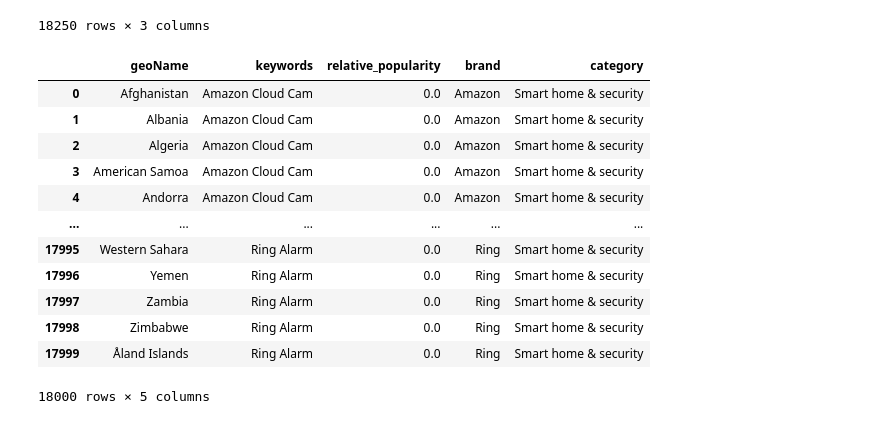
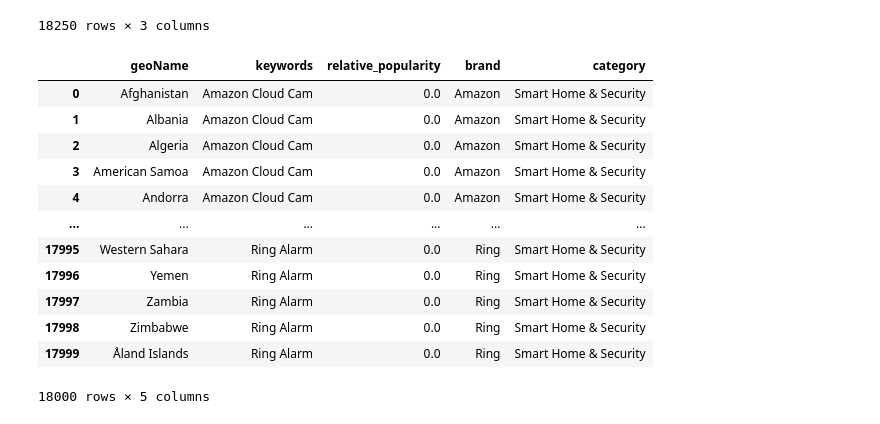
Before and after one commit to rframadanti/gtrends_smart-home_gaming, a Jupyter notebook: pytrends.ipynb, the cells around one changed output. Saved outputs shown, nothing was run; the diff lists cells and outputs as text; code cells hidden in the pictures.

```diff
--- a/pytrends.ipynb
+++ b/pytrends.ipynb
@@ -371,20 +369,21 @@ df3
 | 18249 | Åland Islands | Ring Alarm | 0.0 |
 18250 rows × 3 columns
 # %%
+lookup = pd.read_csv("/Users/rfdanti/Documents/UoM/3_dissertation/data/list_gtrends.csv")
 df4 = df3.merge(lookup, on="keywords")
 df4.to_csv("gtrends_region.csv", index = False)
 df4
 # %% [output]
 |  | geoName | keywords | relative_popularity | brand | category |
-| 0 | Afghanistan | Amazon Cloud Cam | 0.0 | Amazon | Smart home & security |
-| 1 | Albania | Amazon Cloud Cam | 0.0 | Amazon | Smart home & security |
-| 2 | Algeria | Amazon Cloud Cam | 0.0 | Amazon | Smart home & security |
-| 3 | American Samoa | Amazon Cloud Cam | 0.0 | Amazon | Smart home & security |
-| 4 | Andorra | Amazon Cloud Cam | 0.0 | Amazon | Smart home & security |
+| 0 | Afghanistan | Amazon Cloud Cam | 0.0 | Amazon | Smart Home & Security |
+| 1 | Albania | Amazon Cloud Cam | 0.0 | Amazon | Smart Home & Security |
+| 2 | Algeria | Amazon Cloud Cam | 0.0 | Amazon | Smart Home & Security |
+| 3 | American Samoa | Amazon Cloud Cam | 0.0 | Amazon | Smart Home & Security |
+| 4 | Andorra | Amazon Cloud Cam | 0.0 | Amazon | Smart Home & Security |
 | ... | ... | ... | ... | ... | ... |
-| 17995 | Western Sahara | Ring Alarm | 0.0 | Ring | Smart home & security |
-| 17996 | Yemen | Ring Alarm | 0.0 | Ring | Smart home & security |
-| 17997 | Zambia | Ring Alarm | 0.0 | Ring | Smart home & security |
-| 17998 | Zimbabwe | Ring Alarm | 0.0 | Ring | Smart home & security |
-| 17999 | Åland Islands | Ring Alarm | 0.0 | Ring | Smart home & security |
+| 17995 | Western Sahara | Ring Alarm | 0.0 | Ring | Smart Home & Security |
+| 17996 | Yemen | Ring Alarm | 0.0 | Ring | Smart Home & Security |
+| 17997 | Zambia | Ring Alarm | 0.0 | Ring | Smart Home & Security |
+| 17998 | Zimbabwe | Ring Alarm | 0.0 | Ring | Smart Home & Security |
+| 17999 | Åland Islands | Ring Alarm | 0.0 | Ring | Smart Home & Security |
 18000 rows × 5 columns
```
Also changed, not shown: parts of 2 cells of this notebook.
